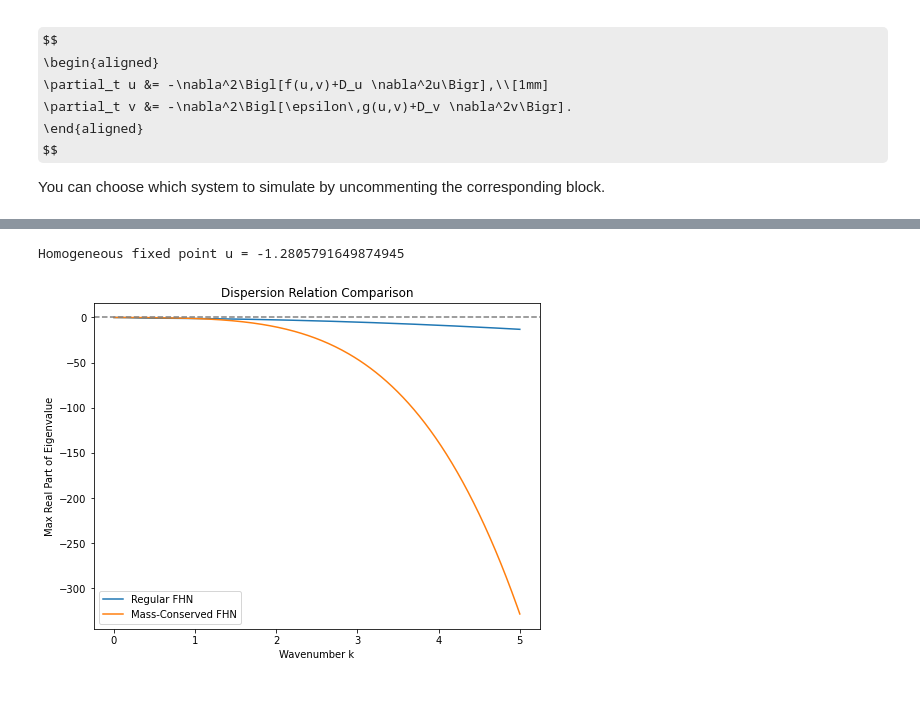
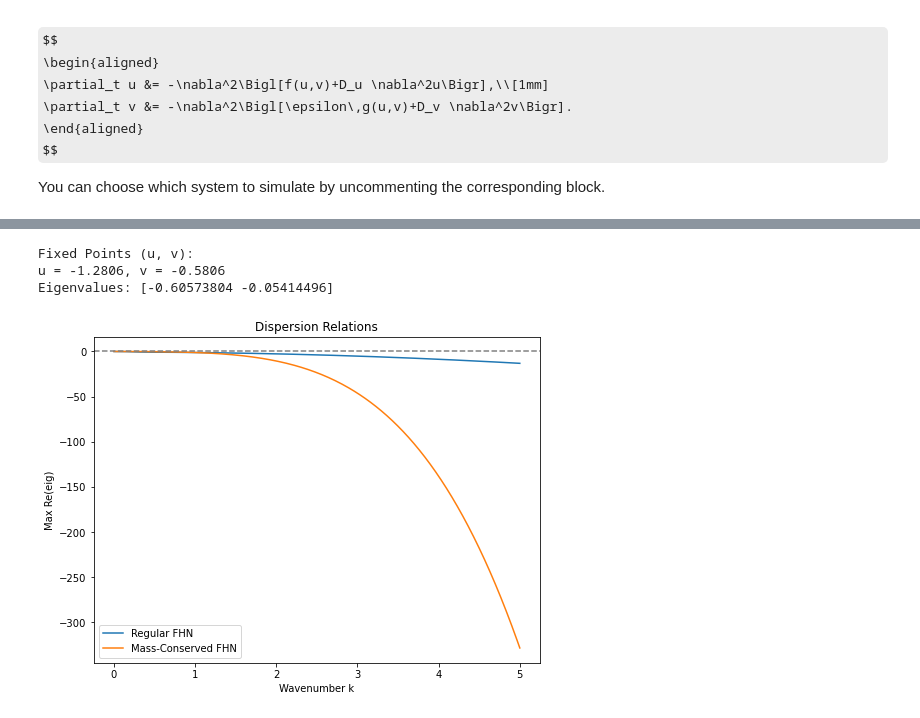
Before and after one commit to RedaElassooudi/Dynamics-and-Waves-in-Regular-vs.-Mass-Conserved-FitzHugh-Nagumo-Systems, a Jupyter notebook: code/fhn_model.ipynb, the cells around one changed output, grey strips where cells are left out. Drawn from its saved outputs; the diff is of its cells as text; code cells hidden in the pictures; some formulas as TeX source.

```diff
--- a/code/fhn_model.ipynb
+++ b/code/fhn_model.ipynb
@@ -265,15 +316,8 @@ def simulate_mass_conserved_fhn(T, dt, n_space, domain, a, b, epsilon, Du, Dv):
 # %%
-# Simulation parameters:
-T       = 200         # total simulation time
-dt      = 0.01      # time step
-n_space = 50        # grid resolution
-domain  = (0, 100)    # domain in x and y
-a       = 0.7        # parameter a in g(u,v)
-b       = 1.0        # parameter b in g(u,v)
-epsilon = 0.02       # time scale factor
-Du      = 0.5        # activator diffusion (small)
-Dv      = 5.0        # inhibitor diffusion (large)
-
-# Run the simulations:
+# 1) Regular vs Mass-Conserved Comparison
+T, dt, n_space = 100, 0.01, 50
+domain = (0, 100)
+a, b, epsilon = 0.7, 1.0, 0.02
+Du, Dv = 1.0, 5.0
 X_reg, Y_reg, t_reg, u_reg, v_reg = simulate_regular_fhn(T, dt, n_space, domain, a, b, epsilon, Du, Dv)
-X_mc, Y_mc, t_mc, u_mc, v_mc     = simulate_mass_conserved_fhn(T, dt, n_space, domain, a, b, epsilon, Du, Dv)
+X_mc, Y_mc, t_mc, u_mc, v_mc = simulate_mass_conserved_fhn(T, dt, n_space, domain, a, b, epsilon, Du, Dv)
@@ -376,27 +390,22 @@ Dv_val = 5.0
-# %%
-# Compute homogeneous fixed point
-u_fp = homogeneous_fp(a_param, b_param)
-print("Homogeneous fixed point u =", u_fp)
-
-# Sweep over a range of wavenumbers k
-ks = np.linspace(0, 5, 300)
-dispersion_regular = np.array([dispersion_reg(k, u_fp, epsilon_val, b_param, Du_val, Dv_val) for k in ks])
-dispersion_mass = np.array([dispersion_mc(k, u_fp, epsilon_val, b_param, Du_val, Dv_val) for k in ks])
-# %% [output]
-Homogeneous fixed point u = -1.2805791649874945
 # %%
-# Plot dispersion curves
-plt.figure(figsize=(8, 6))
-plt.plot(ks, dispersion_regular, label="Regular FHN")
-plt.plot(ks, dispersion_mass, label="Mass-Conserved FHN")
-plt.axhline(0, color="gray", linestyle="--")
-plt.xlabel("Wavenumber k")
-plt.ylabel("Max Real Part of Eigenvalue")
-plt.title("Dispersion Relation Comparison")
-plt.legend()
-plt.show()
+# 2) Fixed-Point & Dispersion
+analyze_fp(a, b, epsilon)
+u_fp_vals, _ = steady_state_fp(a, b)
+u_fp = u_fp_vals[0]
+ks = np.linspace(0, 5, 300)
+disp_reg = np.array([dispersion_reg(k, u_fp, epsilon, b, Du, Dv) for k in ks])
+disp_mc  = np.array([dispersion_mc(k, u_fp, epsilon, b, Du, Dv) for k in ks])
+plt.figure(figsize=(8,6))
+plt.plot(ks, disp_reg, label='Regular FHN')
+plt.plot(ks, disp_mc, label='Mass-Conserved FHN')
+plt.axhline(0, linestyle='--', color='gray')
+plt.xlabel('Wavenumber k'); plt.ylabel('Max Re(eig)')
+plt.title('Dispersion Relations'); plt.legend(); plt.show()
 # %% [output]
+Fixed Points (u, v):
+u = -1.2806, v = -0.5806
+Eigenvalues: [-0.60573804 -0.05414496]
-[figure, old version]
+[figure, new version]
 # %% [markdown]
 ## 5. Robustness Analysis to Noise and Parameter Perturbations
 
```
Also changed, not shown: parts of 22 cells of this notebook.
